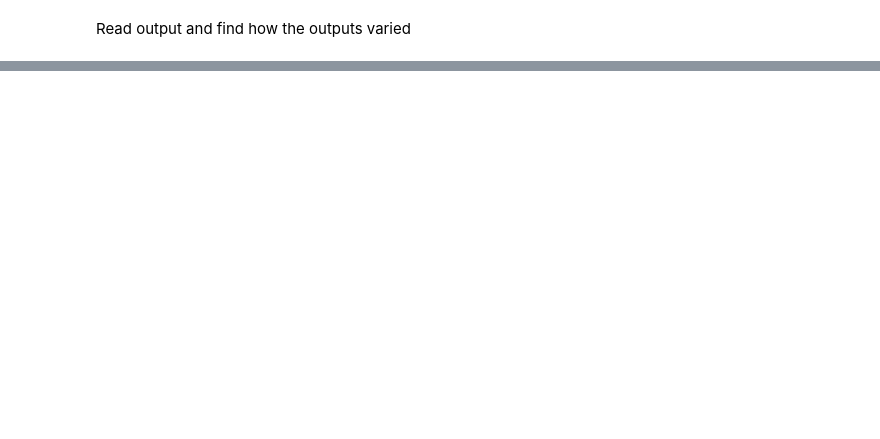
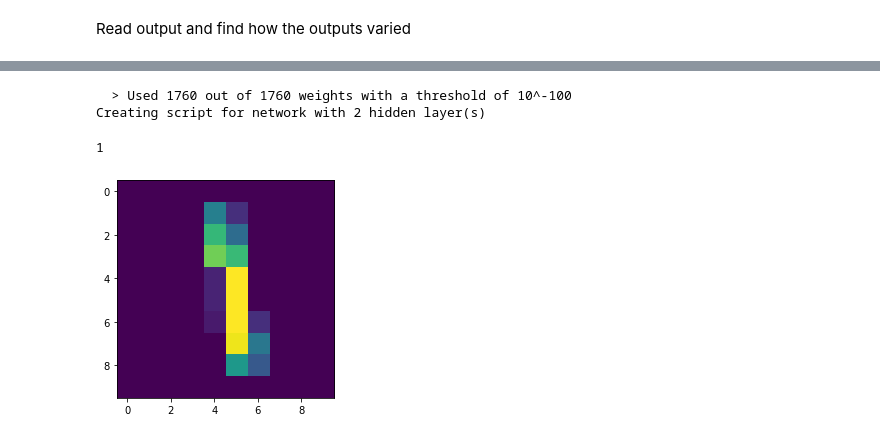
Before and after one commit to takeshimg92/DeepCRN, a Jupyter notebook: notebooks/Parsing Julia.ipynb, the cells around one changed output, grey strips where cells are left out. Cells and saved outputs as stored; diff of their text form; code cells hidden in the pictures; blank space fills up the shorter version.

```diff
--- a/notebooks/Parsing Julia.ipynb
+++ b/notebooks/Parsing Julia.ipynb
@@ -118,4 +130,4 @@ def build_positive_and_negative_chemical_weights(W, alpha_dict, beta, gamma, U,
 W, b = build_weight_and_bias_dictionaries(model)
 alpha = build_degradation_constants(b)
 # %%
-lambda_dict, mu_dict = build_positive_and_negative_chemical_weights(W, alpha, BETA, GAMMA, U, V)
+lambda_dict, mu_dict = build_positive_and_negative_chemical_weights(W, alpha, BETA, GAMMA, U, V, log_thresh=6)
@@ -143,10 +154,11 @@ def last_layer(W):
     return hidden_layer_list(W)[-1]
 
 def nodes_in_layer(W, l):
+    assert l != 0, 'Initial layer not accessible from this method'
     ll = l if l > 0 else hidden_layer_list(W)[-1]
     return [key[1] for key in W.keys() if key[0] == ll]
 # %%
-def write_z_ode(b_dict, alpha_dict, l, i):
+def write_z_ode(b_dict, alpha_dict, l, i, log_thresh=LOG_THRESH):
 
     var_list, dvar_list = [], []
 
@@ -156,10 +168,10 @@ def write_z_ode(b_dict, alpha_dict, l, i):
 
     dz = _dvar('z', l, i)
 
-    kM = -b_dict[(l,i)]
+    kM = -force_round(b_dict[(l,i)], log_thresh)
     alpha = alpha_dict[(l,i)]
 
-    dz_ode = f"{dz} = ({EPS} + ({U} * {a} - {V} * {p}) * {z}/({kM} + {z}) - {alpha} * {z})"
+    dz_ode = f"{dz} = ({EPS2} + ({U} * {a} - {V} * {p}) * {z}/({kM} + {z} + {EPS}) - {alpha} * {z})"
 
     # also return which variables and dvariables we have
     var_list.extend([z, a, p])
@@ -187,7 +199,8 @@ def write_aT_pT_odes(lambda_dict, mu_dict, alpha_dict, l, i):
         new_z = _var('z', l-1, j)
         var_list.append(new_z)
         positive_weight_expr_list.append(f"{lamb} * {new_z} ")
-    da_ode = f"{da} = (" + "\n            +".join(positive_weight_expr_list) + f"\n            - {BETA} * {a})"
+
+    da_ode = f"{da} = ({EPS2} +" + "\n            +".join(positive_weight_expr_list) + f"\n            - {BETA} * {a})"
 
     # ODE for dp/dt
     negative_weight_expr_list = []
@@ -195,7 +208,8 @@ def write_aT_pT_odes(lambda_dict, mu_dict, alpha_dict, l, i):
         new_z = _var('z', l-1, j)
         var_list.append(new_z)
         negative_weight_expr_list.append(f"{mu} * {new_z}")
-    dp_ode = f"{dp} = ("  + "\n            +".join(negative_weight_expr_list) + f"\n            - {GAMMA} * {p})"
+
+    dp_ode = f"{dp} = ({EPS2} +"  + "\n            +".join(negative_weight_expr_list) + f"\n            - {GAMMA} * {p})"
 
     return da_ode, dp_ode, var_list, dvar_list
 # %%
@@ -349,0 +495,18 @@ df_out.plot()
+# %%
+(X_train, y_train), (X_test, y_test) = tf.keras.datasets.mnist.load_data()
+X_train, X_test,  y_train, y_test = preprocess_mnist_full(X_train, X_test, y_train, y_test, pixel_new_width=10)
+# %%
+ode_model = ODE_model(model, log_threshold=100)
+# %% [output]
+  > Used 1760 out of 1760 weights with a threshold of 10^-100
+Creating script for network with 2 hidden layer(s)
+# %%
+k = 6
+X_use = X_train[k]
+print(y_train[k])
+import matplotlib.pyplot as plt
+plt.imshow(X_use.reshape(10,10))
+plt.show()
+# %% [output]
+1
+[figure, added]
```
Also changed, not shown: parts of 46 cells of this notebook, 5 other files.
